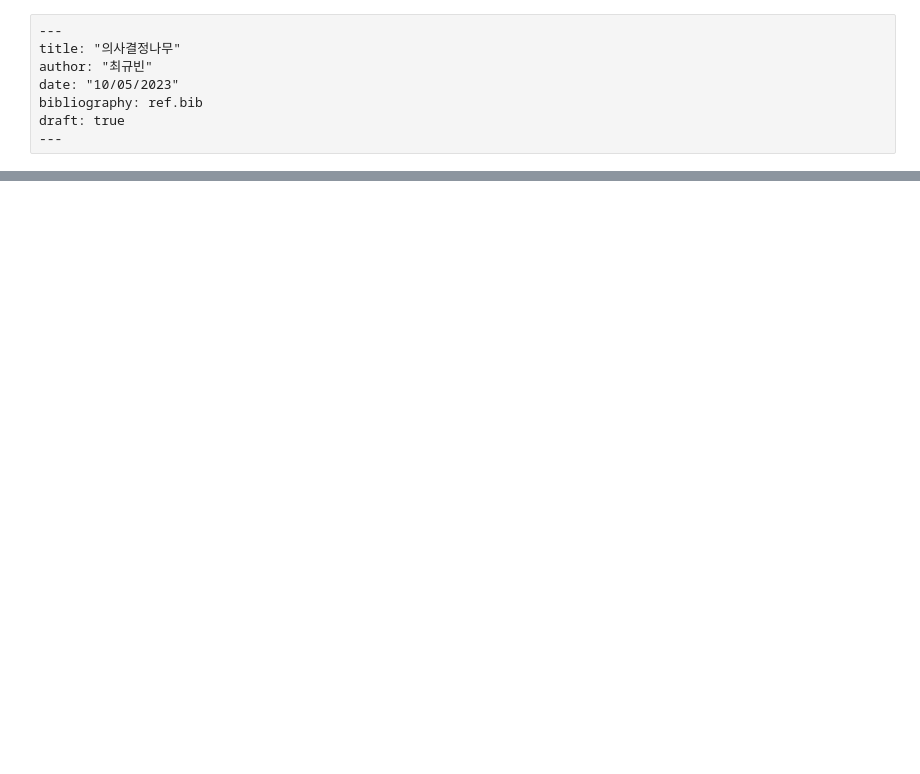
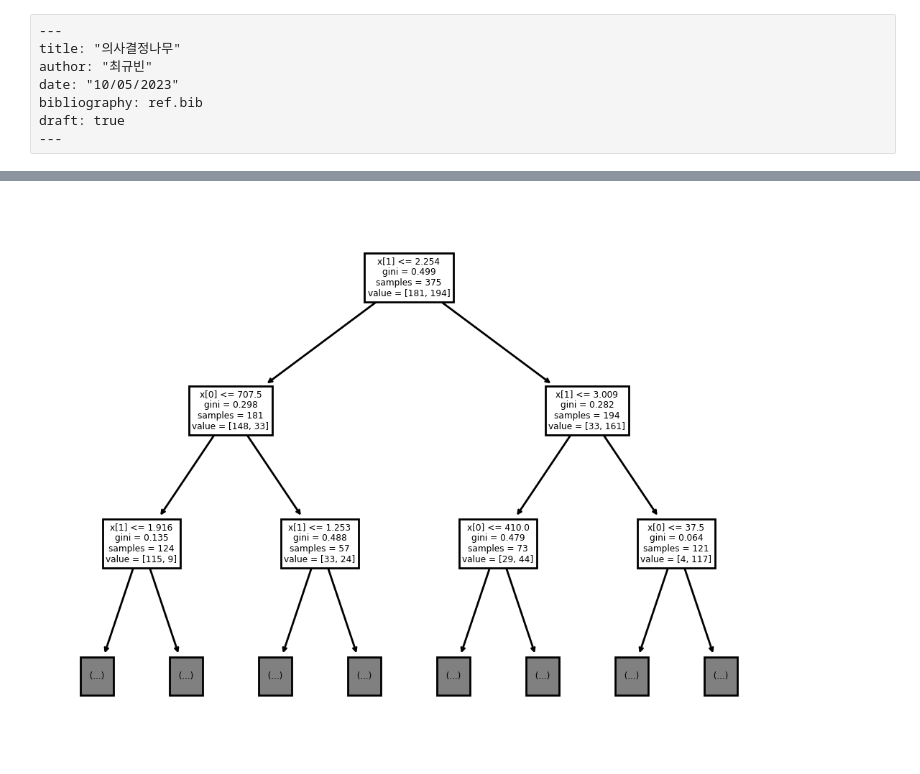
Before and after one commit to guebin/MP2023, a Jupyter notebook: posts/의사결정나무.ipynb, the cells around one changed output, grey strips where cells are left out. Drawn from its saved outputs; the diff is of its cells as text; code cells hidden in the pictures; blank space fills up the shorter version.

```diff
--- a/posts/의사결정나무.ipynb
+++ b/posts/의사결정나무.ipynb
@@ -34,0 +51,6 @@ array([151.,  75., 141., 206., 135.,  97., 138.,  63., 110., 310., 101.,
+# %%
+fig.set_dpi(200)
+# %%
+fig
+# %% [output]
+[figure, added]
```
Also changed, not shown: parts of 10 cells of this notebook, 3 other files.
